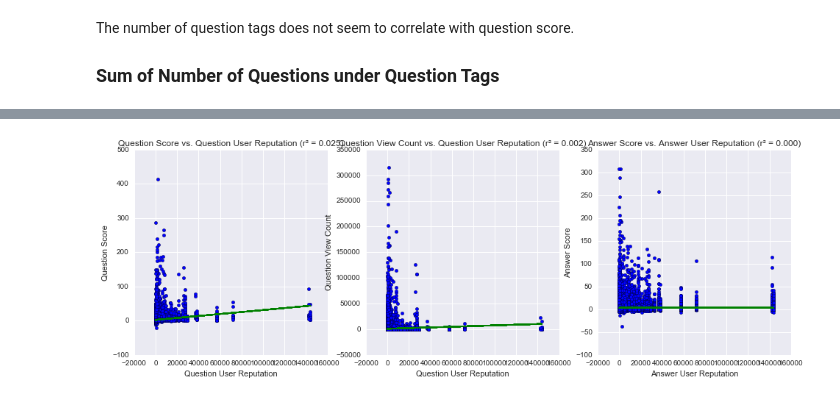
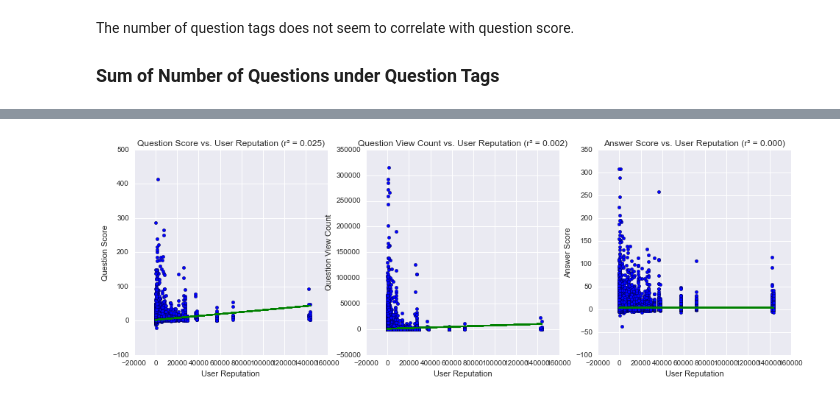
Before and after one commit to alexmfriedman/stack-exchange-analysis, a Jupyter notebook: Stack Overflow Analysis.ipynb, the cells around one changed output, grey strips where cells are left out. Saved outputs shown, nothing was run; the diff lists cells and outputs as text; code cells hidden in the pictures.

```diff
--- a/Stack Overflow Analysis.ipynb
+++ b/Stack Overflow Analysis.ipynb
@@ -623,30 +622,30 @@ We predicted that the number of times a tag was used would correlate with use of
 # %%
 question_user_reputations = query(c, '''
                             SELECT users.Reputation
                             FROM posts
                             LEFT JOIN users ON posts.OwnerUserId = users.Id
                             WHERE posts.PostTypeId = 1
                             ORDER BY posts.Id''')
 
 question_user_reputations_filt, question_scores_filt, question_view_counts_filt = \
             zip(*filter(lambda (x, _, _2): x != None,
             zip(question_user_reputations, question_scores, question_view_counts)))
 
 answer_user_reputations = query(c, '''
                             SELECT users.Reputation
                             FROM posts
                             LEFT JOIN users ON posts.OwnerUserId = users.Id
                             ORDER BY posts.Id''')
 
 answer_user_reputations_filt, answer_scores_filt = \
             zip(*filter(lambda (x, _): x != None,
             zip(answer_user_reputations, answer_scores)))
 
 plot_features(
     [question_user_reputations_filt, question_user_reputations_filt, answer_user_reputations_filt],
     [question_scores_filt, question_view_counts_filt, answer_scores_filt],
-    ['Question User Reputation'] * 2 + ['Answer User Reputation'],
+    ['User Reputation'] * 3,
     y_labels
 )
 # %% [output]
-[figure, old version]
+[figure, new version]
```
Also changed, not shown: parts of 15 cells of this notebook.
